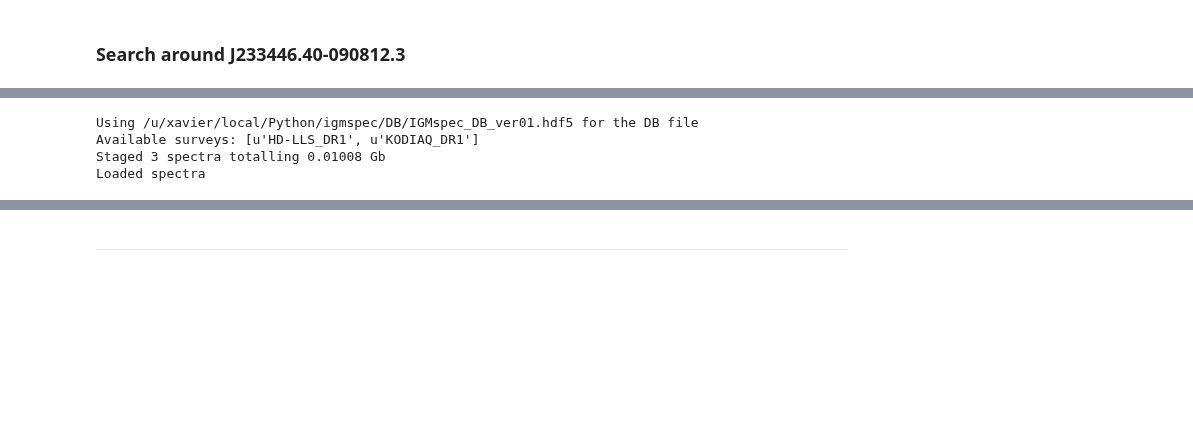
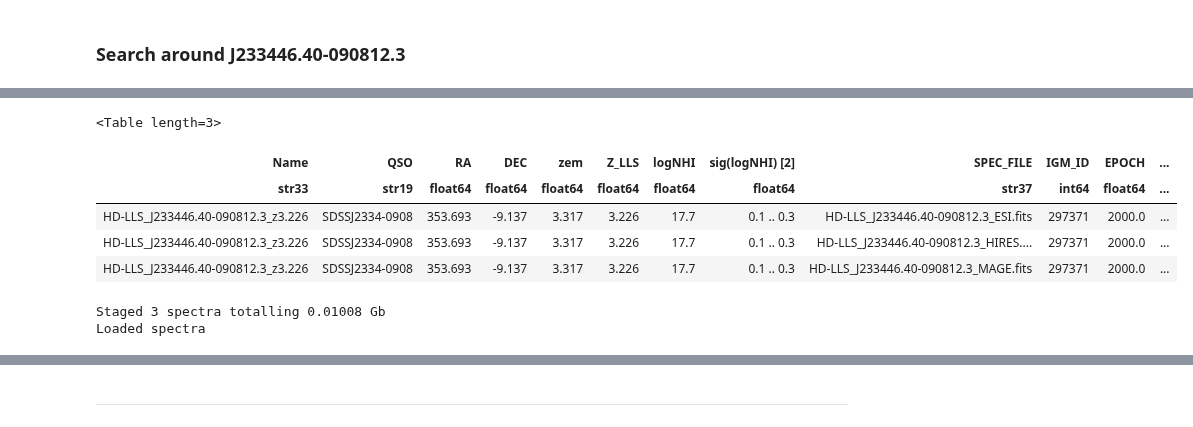
Before and after one commit to specdb/igmspec, a Jupyter notebook: docs/examples/Simple_Usage.ipynb, the cells around one changed output, grey strips where cells are left out. Drawn from its saved outputs; the diff is of its cells as text; code cells hidden in the pictures; blank space fills up the shorter version.

```diff
--- a/docs/examples/Simple_Usage.ipynb
+++ b/docs/examples/Simple_Usage.ipynb
@@ -57,8 +75,7 @@ Survey key:
 # %% [markdown]
 ### Search around J233446.40-090812.3
 # %%
-ids = qcat.radial_search('J233446.40-090812.3', 1.*u.arcsec)
-print(ids)
-qcat.show_cat(ids)
+ids2334 = qcat.radial_search('J233446.40-090812.3', 1.*u.arcsec)
+qcat.show_cat(ids2334)
 # %% [output]
 Your search yielded 1 match[es]
@@ -74,2 +89,5 @@ Survey key:
     HD-LLS_DR1: 8
     KODIAQ_DR1: 4
+# %%
+# Grab meta
+meta2334 = idb.grab_meta('HD-LLS_DR1', ids2334, show=True)
@@ -76,10 +100,15 @@ Survey key:
+# %%
+meta2334
+# %% [output]
+<Table length=3>
+| Name | QSO | RA | DEC | zem | Z_LLS | logNHI | sig(logNHI) [2] | SPEC_FILE | IGM_ID | EPOCH | ... |
+| str33 | str19 | float64 | float64 | float64 | float64 | float64 | float64 | str37 | int64 | float64 | ... |
+| HD-LLS_J233446.40-090812.3_z3.226 | SDSSJ2334-0908 | 353.693 | -9.137 | 3.317 | 3.226 | 17.7 | 0.1 .. 0.3 | HD-LLS_J233446.40-090812.3_ESI.fits | 297371 | 2000.0 | ... |
+| HD-LLS_J233446.40-090812.3_z3.226 | SDSSJ2334-0908 | 353.693 | -9.137 | 3.317 | 3.226 | 17.7 | 0.1 .. 0.3 | HD-LLS_J233446.40-090812.3_HIRES.... | 297371 | 2000.0 | ... |
+| HD-LLS_J233446.40-090812.3_z3.226 | SDSSJ2334-0908 | 353.693 | -9.137 | 3.317 | 3.226 | 17.7 | 0.1 .. 0.3 | HD-LLS_J233446.40-090812.3_MAGE.fits | 297371 | 2000.0 | ... |
 # %%
-# Grab spectrum
-reload(igidb)
-idb = igidb.InterfaceDB()
-J2334spec = idb.grab_spec('HD-LLS_DR1', ids)
+# Grab spectra
+J2334spec = idb.grab_spec('HD-LLS_DR1', ids2334)
 # %% [output]
-Using /u/xavier/local/Python/igmspec/DB/IGMspec_DB_ver01.hdf5 for the DB file
-Available surveys: [u'HD-LLS_DR1', u'KODIAQ_DR1']
 Staged 3 spectra totalling 0.01008 Gb
 Loaded spectra
```
Also changed, not shown: parts of 35 cells of this notebook, 8 other files.
